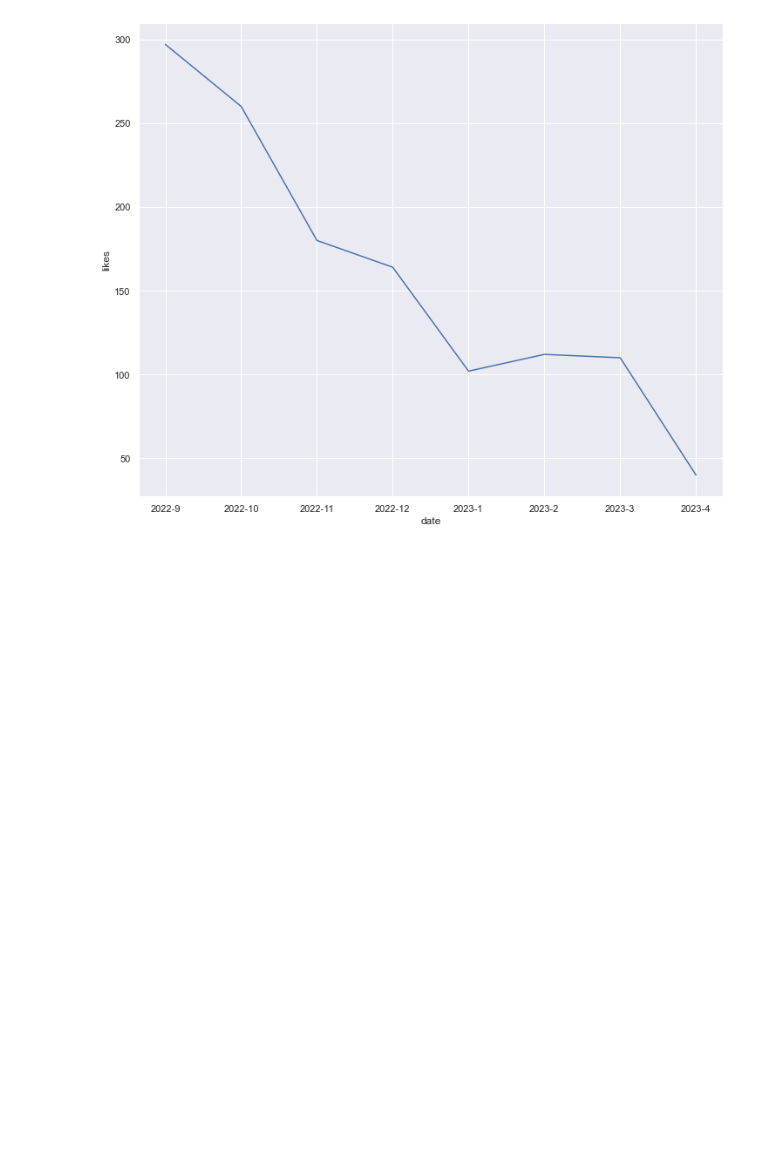
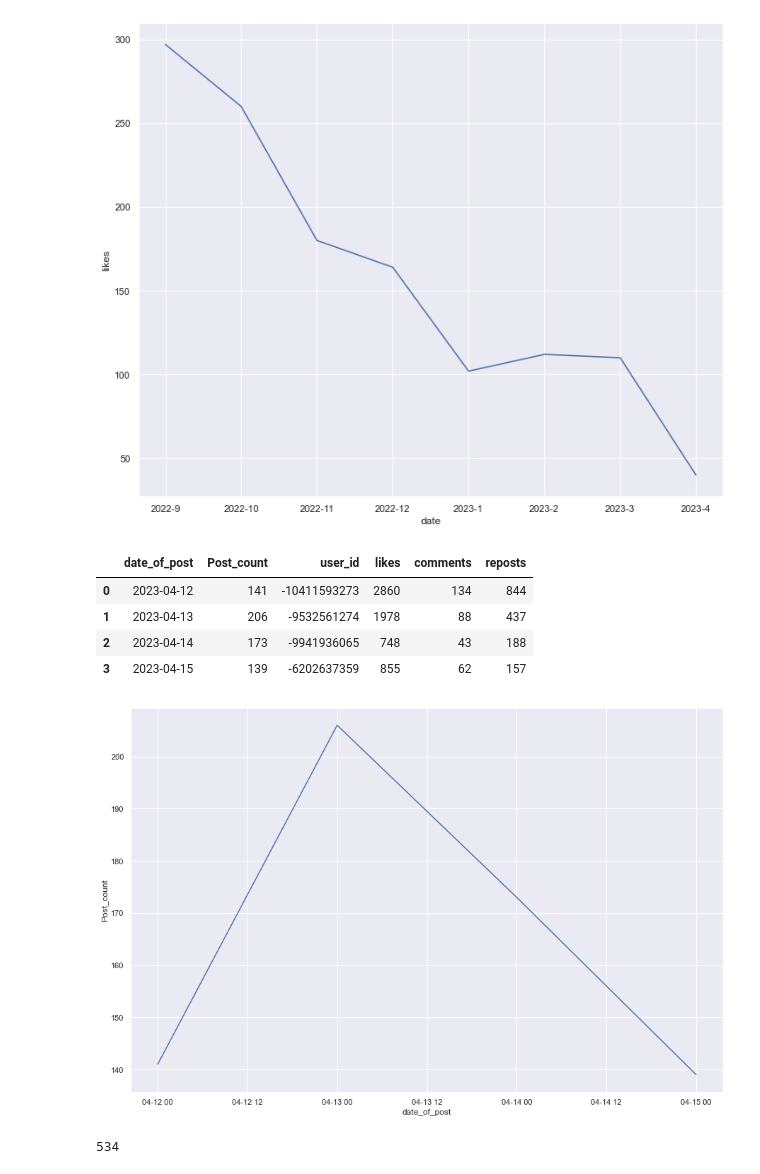
Before and after one commit to Romaman007/pro2, a Jupyter notebook: in_py/grap.ipynb, the cells around one changed output. Cells and saved outputs as stored; diff of their text form; code cells hidden in the pictures; blank space fills up the shorter version.

```diff
--- a/in_py/grap.ipynb
+++ b/in_py/grap.ipynb
@@ -257,3 +257,27 @@ sns.lineplot(data = df_first,x='date',y='likes')
 # %% [output]
 <AxesSubplot: xlabel='date', ylabel='likes'>
 [figure]
+# %%
+df_search  = pd.read_sql_query("SELECT * from users_main", sql_func.base)
+# %%
+df_search['date_of_post'] = pd.to_datetime(df_search['date_of_post'])
+df_search =df_search[df_search['date_of_post']>pd.to_datetime('2023-04-11')]
+df_temp = df_search.groupby(['date_of_post']).sum()
+df_temp['post_id'] = df_search.groupby(['date_of_post']).count()['post_id']
+df_temp.reset_index(inplace=True)
+df_temp.rename({'post_id': 'Post_count'},axis =1,inplace=True)
+plt.figure(figsize=(15, 10))
+sns.set_theme(style='darkgrid')
+sns.lineplot(data = df_temp, x="date_of_post", y="Post_count")
+df_temp
+# %% [output]
+|  | date_of_post | Post_count | user_id | likes | comments | reposts |
+| 0 | 2023-04-12 | 141 | -10411593273 | 2860 | 134 | 844 |
+| 1 | 2023-04-13 | 206 | -9532561274 | 1978 | 88 | 437 |
+| 2 | 2023-04-14 | 173 | -9941936065 | 748 | 43 | 188 |
+| 3 | 2023-04-15 | 139 | -6202637359 | 855 | 62 | 157 |
+[figure, added]
+# %%
+len(df_search.user_id.unique())
+# %% [output]
+534
```
Also changed, not shown: parts of 6 cells of this notebook.
